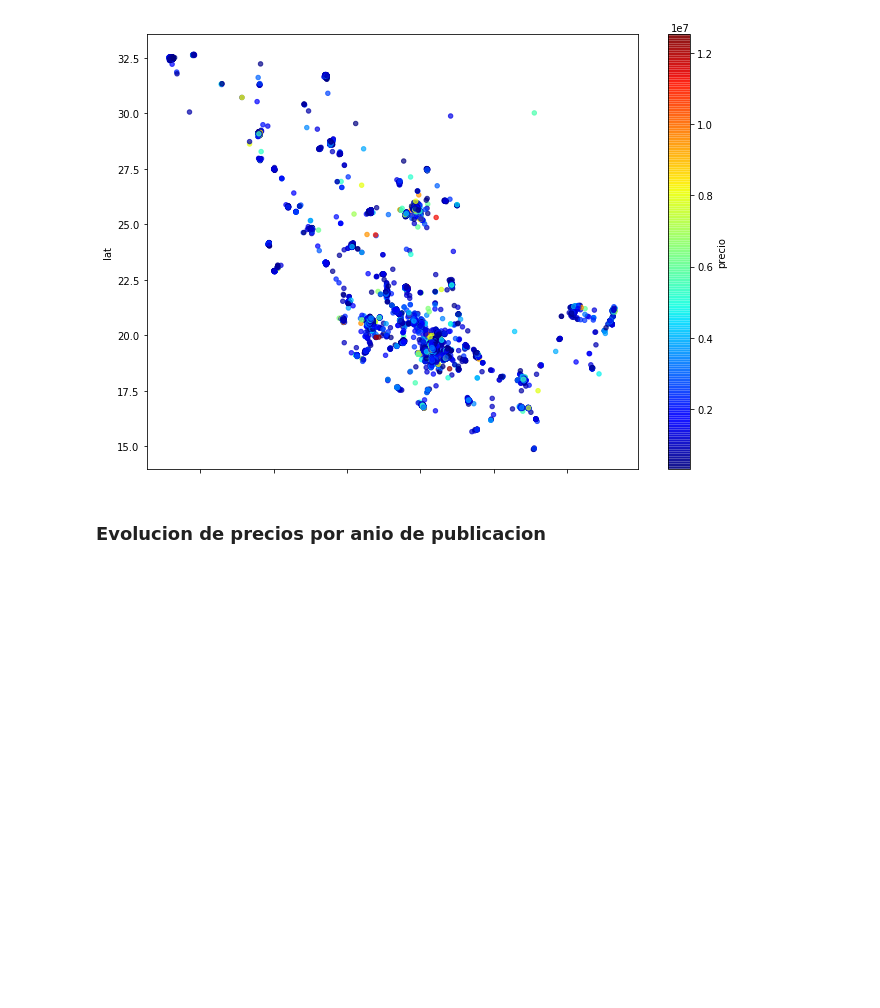
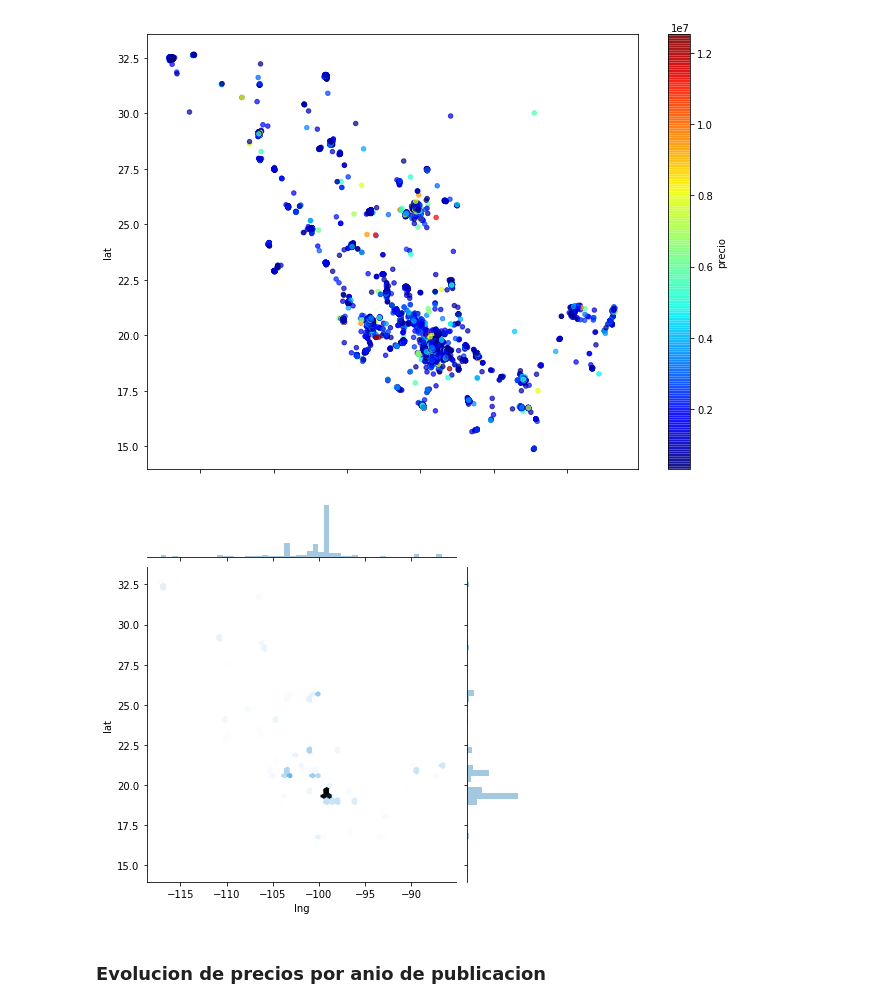
Before and after one commit to lautarofritz/TP1-Orga-de-Datos, a Jupyter notebook: TP1 Orga de Datos.ipynb, the cells around one changed output. Drawn from its saved outputs; the diff is of its cells as text; code cells hidden in the pictures; blank space fills up the shorter version.

```diff
--- a/TP1 Orga de Datos.ipynb
+++ b/TP1 Orga de Datos.ipynb
@@ -404,6 +404,10 @@ df_mapa.loc[df_mapa['anio_publicacion'] == 2016].plot(kind='scatter',x='lng',y='
 # %% [output]
 <matplotlib.axes._subplots.AxesSubplot at 0x...>
 [figure]
+# %%
+sns.jointplot(x="lng", y="lat", data=df_mapa[{'lng','lat','precio'}], kind="hex");
+# %% [output]
+[figure, added]
 # %% [markdown]
 ### Evolucion de precios por anio de publicacion
 # %%
```
Also changed, not shown: parts of 4 cells of this notebook.
